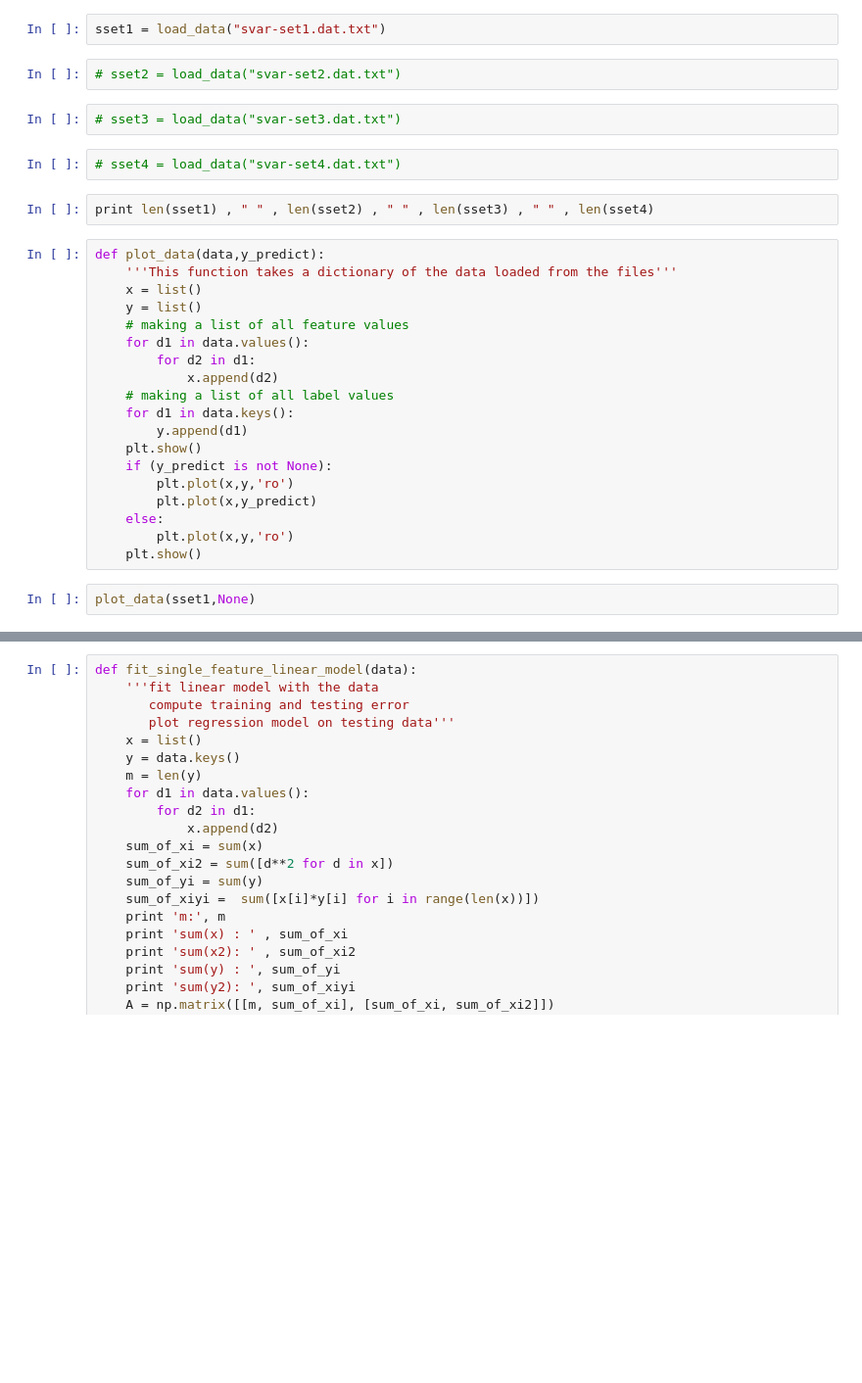
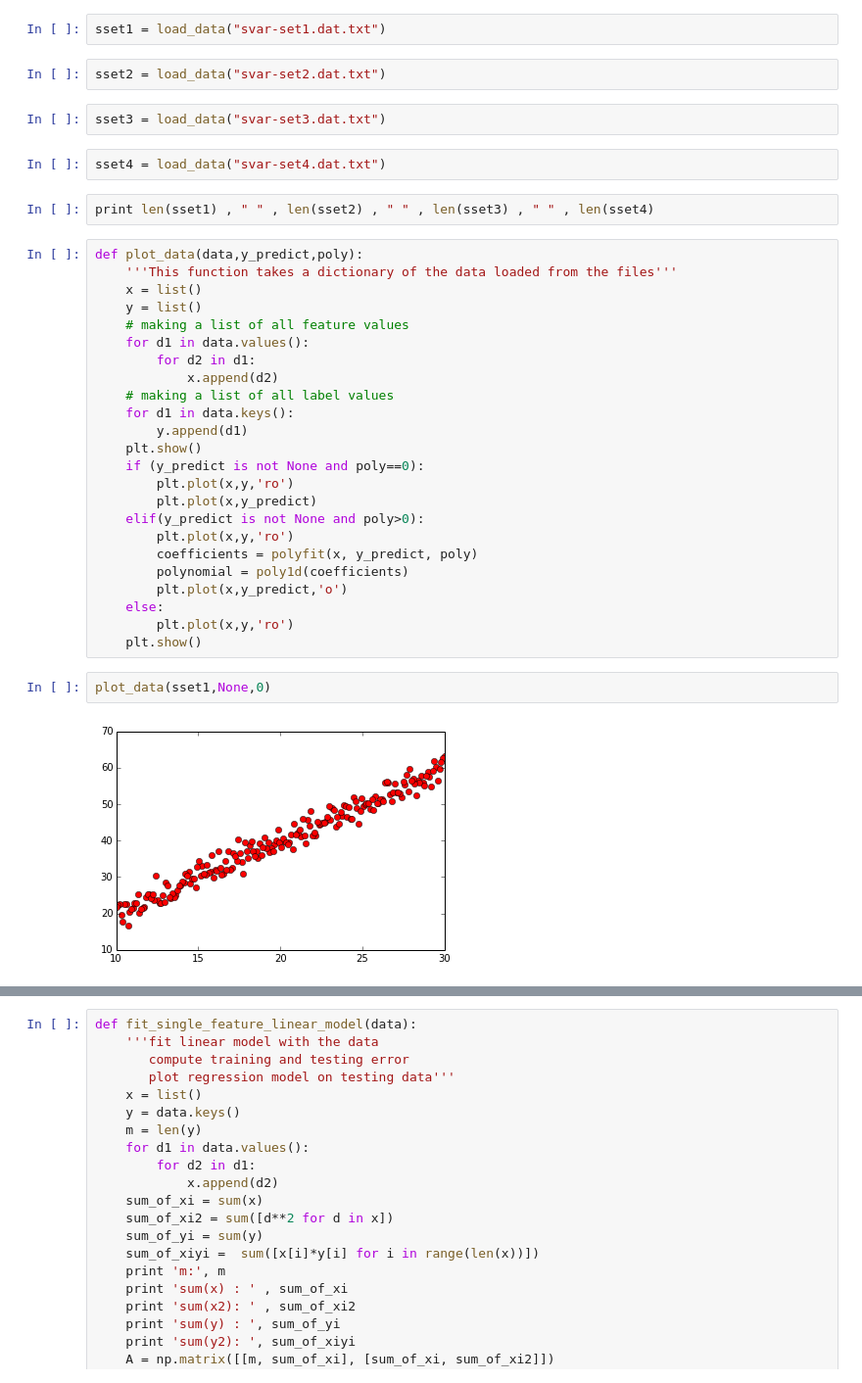
Before and after one commit to JSP20SCM68W/CS584, a Jupyter notebook: Assignment1.ipynb, the cells around one changed output, grey strips where cells are left out. Shown: that part at 98% size. Drawn from its saved outputs; the diff is of its cells as text; blank space fills up the shorter version.

```diff
--- a/Assignment1.ipynb
+++ b/Assignment1.ipynb
@@ -29,15 +29,15 @@ def load_data(filename):
 # %%
 sset1 = load_data("svar-set1.dat.txt")
 # %%
-# sset2 = load_data("svar-set2.dat.txt")
+sset2 = load_data("svar-set2.dat.txt")
 # %%
-# sset3 = load_data("svar-set3.dat.txt")
+sset3 = load_data("svar-set3.dat.txt")
 # %%
-# sset4 = load_data("svar-set4.dat.txt")
+sset4 = load_data("svar-set4.dat.txt")
 # %%
 print len(sset1) , " " , len(sset2) , " " , len(sset3) , " " , len(sset4)
 # %%
-def plot_data(data,y_predict):
+def plot_data(data,y_predict,poly):
     '''This function takes a dictionary of the data loaded from the files'''
     x = list()
     y = list()
@@ -49,12 +49,19 @@ def plot_data(data,y_predict):
     for d1 in data.keys():
         y.append(d1)
     plt.show()
-    if (y_predict is not None):
+    if (y_predict is not None and poly==0):
         plt.plot(x,y,'ro')
         plt.plot(x,y_predict)
+    elif(y_predict is not None and poly>0):
+        plt.plot(x,y,'ro')
+        coefficients = polyfit(x, y_predict, poly)
+        polynomial = poly1d(coefficients)
+        plt.plot(x,y_predict,'o')
     else:
         plt.plot(x,y,'ro')
     plt.show()
 # %%
-plot_data(sset1,None)
+plot_data(sset1,None,0)
+# %% [output]
+[figure, added]
 # %%
```
Also changed, not shown: parts of 12 cells of this notebook.
